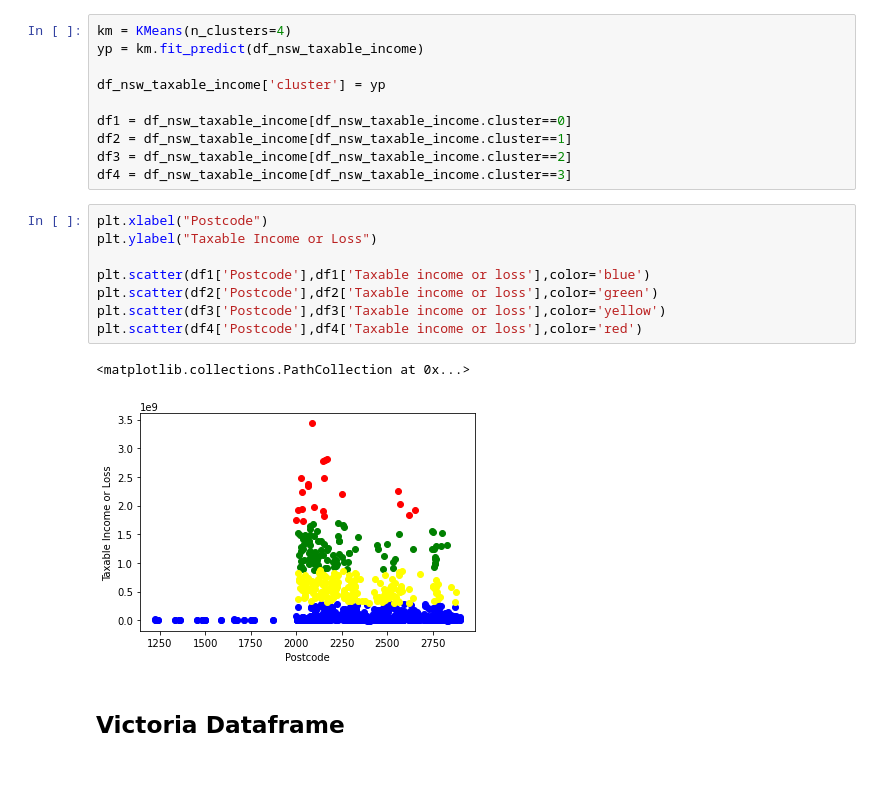
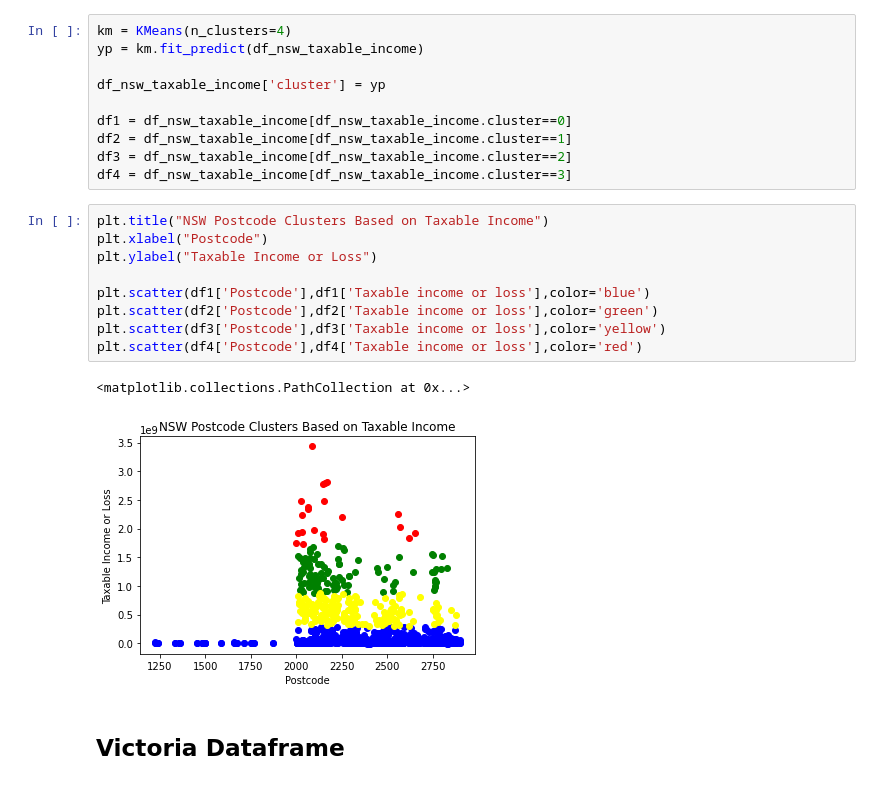
Before and after one commit to camelCaseStyle/DataScienceProject, a Jupyter notebook: 2018-2019 State Clusters.ipynb, the cells around one changed output. Saved outputs shown, nothing was run; the diff lists cells and outputs as text.

```diff
--- a/2018-2019 State Clusters.ipynb
+++ b/2018-2019 State Clusters.ipynb
@@ -80,16 +82,17 @@ df2 = df_nsw_taxable_income[df_nsw_taxable_income.cluster==1]
 df3 = df_nsw_taxable_income[df_nsw_taxable_income.cluster==2]
 df4 = df_nsw_taxable_income[df_nsw_taxable_income.cluster==3]
 # %%
+plt.title("NSW Postcode Clusters Based on Taxable Income")
 plt.xlabel("Postcode")
 plt.ylabel("Taxable Income or Loss")
 
 plt.scatter(df1['Postcode'],df1['Taxable income or loss'],color='blue')
 plt.scatter(df2['Postcode'],df2['Taxable income or loss'],color='green')
 plt.scatter(df3['Postcode'],df3['Taxable income or loss'],color='yellow')
 plt.scatter(df4['Postcode'],df4['Taxable income or loss'],color='red')
 # %% [output]
 <matplotlib.collections.PathCollection at 0x...>
-[figure, old version]
+[figure, new version]
 # %% [markdown]
 ## Victoria Dataframe
 # %%
```
Also changed, not shown: parts of 4 cells of this notebook, 1 other file.
